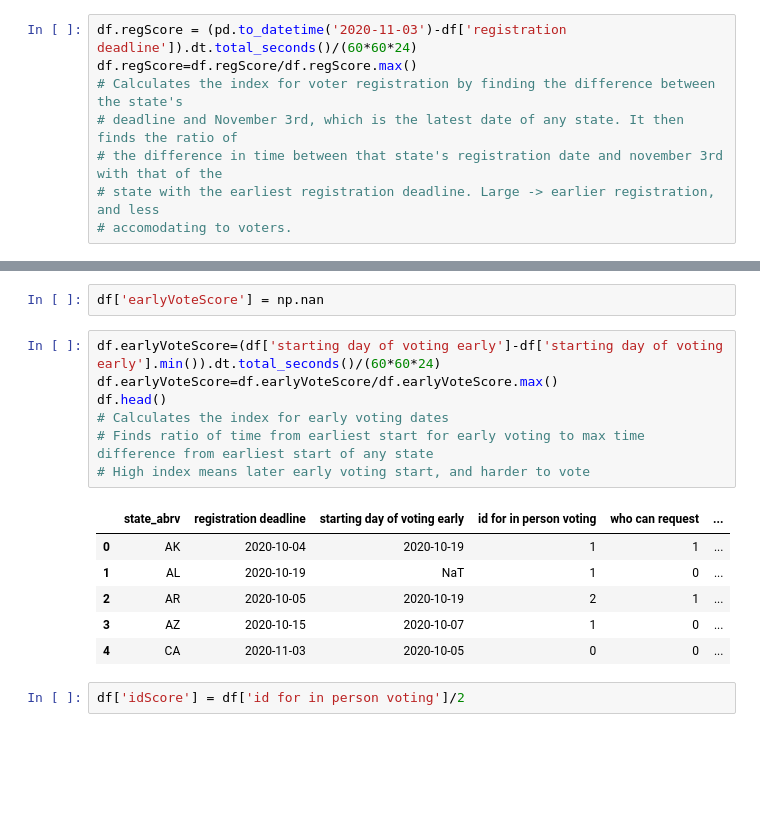
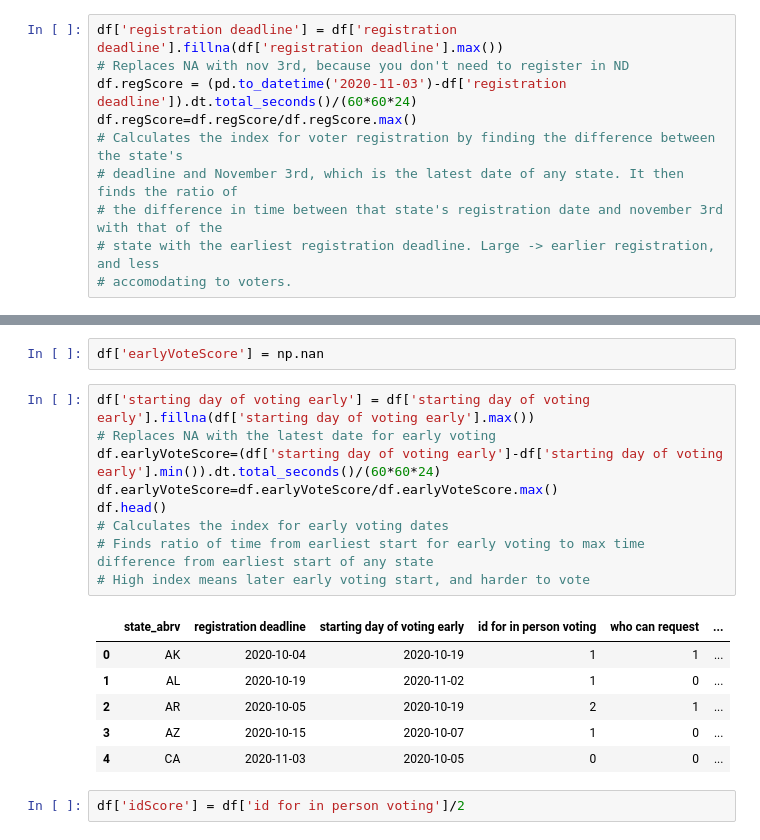
Before and after one commit to MichiganDataScienceTeam/F20-Election-Prediction, a Jupyter notebook: notebooks/COV.ipynb, the cells around one changed output, grey strips where cells are left out. Cells and saved outputs as stored; diff of their text form; blank space fills up the shorter version.

```diff
--- a/notebooks/COV.ipynb
+++ b/notebooks/COV.ipynb
@@ -20,6 +31,8 @@ df['starting day of voting early']=pd.to_datetime(df['starting day of voting ear
 df['deadline to request']=pd.to_datetime(df['deadline to request'])
 df['date to return absentee by']=pd.to_datetime(df['date to return absentee by'])
 # %%
+df['registration deadline'] = df['registration deadline'].fillna(df['registration deadline'].max())
+# Replaces NA with nov 3rd, because you don't need to register in ND
 df.regScore = (pd.to_datetime('2020-11-03')-df['registration deadline']).dt.total_seconds()/(60*60*24)
 df.regScore=df.regScore/df.regScore.max()
 # Calculates the index for voter registration by finding the difference between the state's
@@ -39,16 +52,18 @@ df.head()
 # %%
 df['earlyVoteScore'] = np.nan
 # %%
+df['starting day of voting early'] = df['starting day of voting early'].fillna(df['starting day of voting early'].max())
+# Replaces NA with the latest date for early voting
 df.earlyVoteScore=(df['starting day of voting early']-df['starting day of voting early'].min()).dt.total_seconds()/(60*60*24)
 df.earlyVoteScore=df.earlyVoteScore/df.earlyVoteScore.max()
 df.head()
 # Calculates the index for early voting dates
 # Finds ratio of time from earliest start for early voting to max time difference from earliest start of any state
 # High index means later early voting start, and harder to vote
 # %% [output]
 |  | state_abrv | registration deadline | starting day of voting early | id for in person voting | who can request | ... |
 | 0 | AK | 2020-10-04 | 2020-10-19 | 1 | 1 | ... |
-| 1 | AL | 2020-10-19 | NaT | 1 | 0 | ... |
+| 1 | AL | 2020-10-19 | 2020-11-02 | 1 | 0 | ... |
 | 2 | AR | 2020-10-05 | 2020-10-19 | 2 | 1 | ... |
 | 3 | AZ | 2020-10-15 | 2020-10-07 | 1 | 0 | ... |
 | 4 | CA | 2020-11-03 | 2020-10-05 | 0 | 0 | ... |
```
Also changed, not shown: parts of 3 cells of this notebook.
